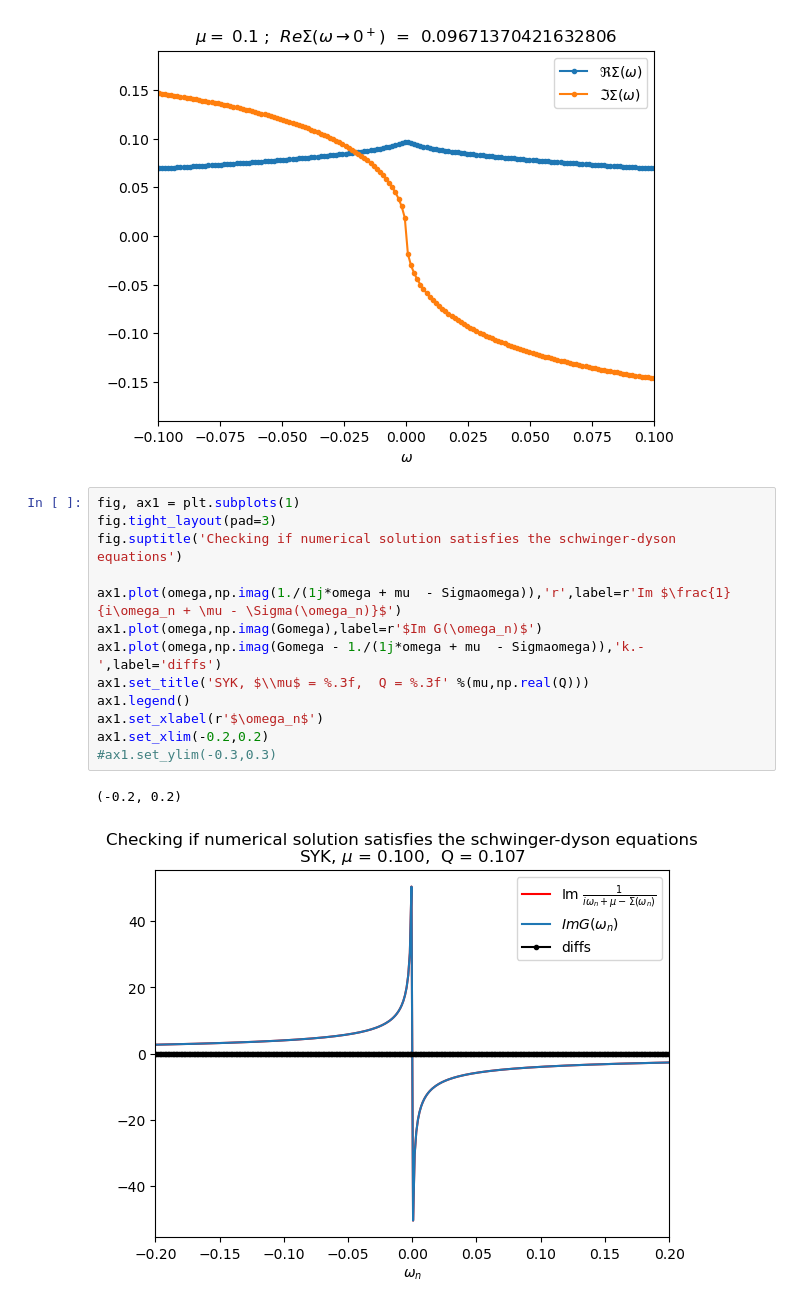
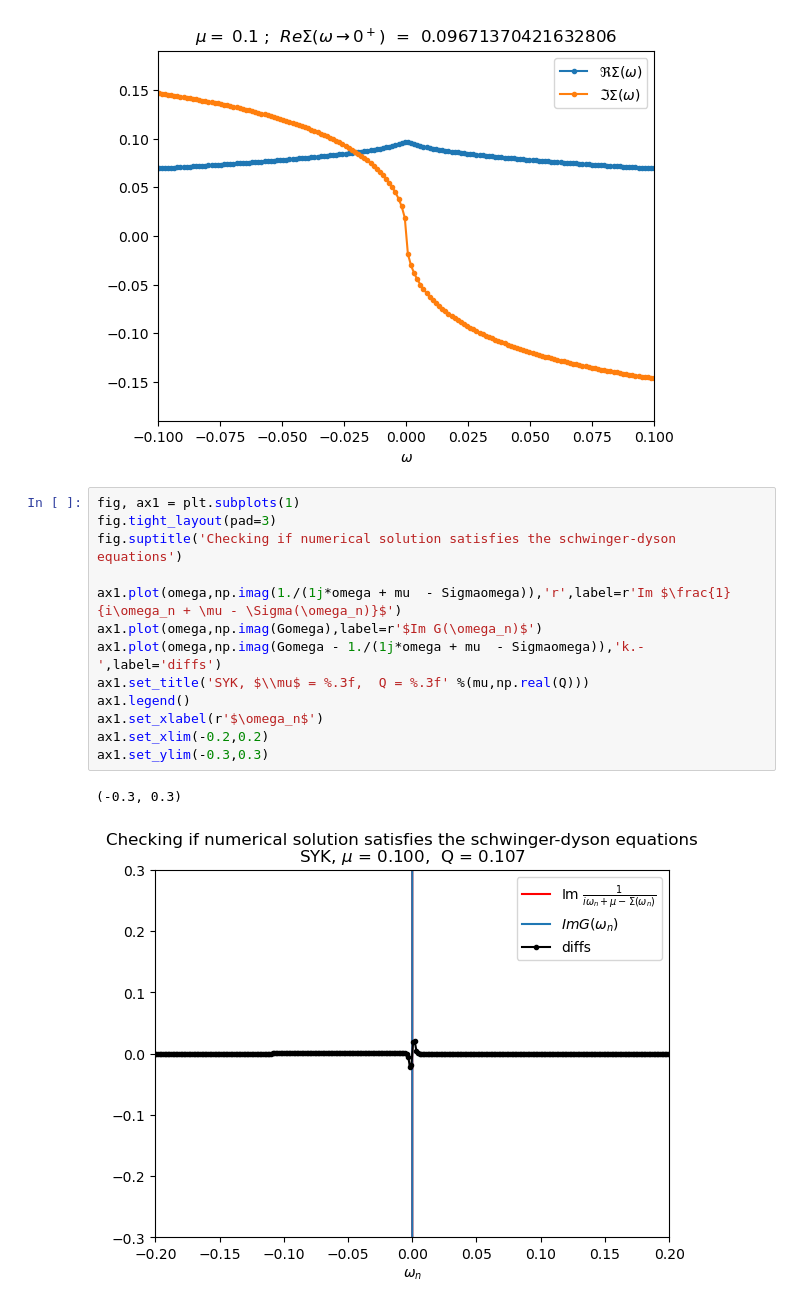
Before and after one commit to aravindhshankar/TwoSidedYSYK, a Jupyter notebook: BenchmarkSachdev2015.ipynb, the cells around one changed output. Saved outputs shown, nothing was run; the diff lists cells and outputs as text.

```diff
--- a/BenchmarkSachdev2015.ipynb
+++ b/BenchmarkSachdev2015.ipynb
@@ -146,16 +146,16 @@ Text(0.5, 1.0, '$\\mu = $ 0.1 ;  $Re{\\Sigma(\\omega \\rightarrow 0^+)}$  =  0.0
 # %%
 fig, ax1 = plt.subplots(1)
 fig.tight_layout(pad=3)
 fig.suptitle('Checking if numerical solution satisfies the schwinger-dyson equations')
 
 ax1.plot(omega,np.imag(1./(1j*omega + mu  - Sigmaomega)),'r',label=r'Im $\frac{1}{i\omega_n + \mu - \Sigma(\omega_n)}$')
 ax1.plot(omega,np.imag(Gomega),label=r'$Im G(\omega_n)$')
 ax1.plot(omega,np.imag(Gomega - 1./(1j*omega + mu  - Sigmaomega)),'k.-',label='diffs')
 ax1.set_title('SYK, $\\mu$ = %.3f,  Q = %.3f' %(mu,np.real(Q)))
 ax1.legend()
 ax1.set_xlabel(r'$\omega_n$')
 ax1.set_xlim(-0.2,0.2)
-#ax1.set_ylim(-0.3,0.3)
+ax1.set_ylim(-0.3,0.3)
 # %% [output]
-(-0.2, 0.2)
+(-0.3, 0.3)
-[figure, old version]
+[figure, new version]
```
Also changed, not shown: 2 other files.
